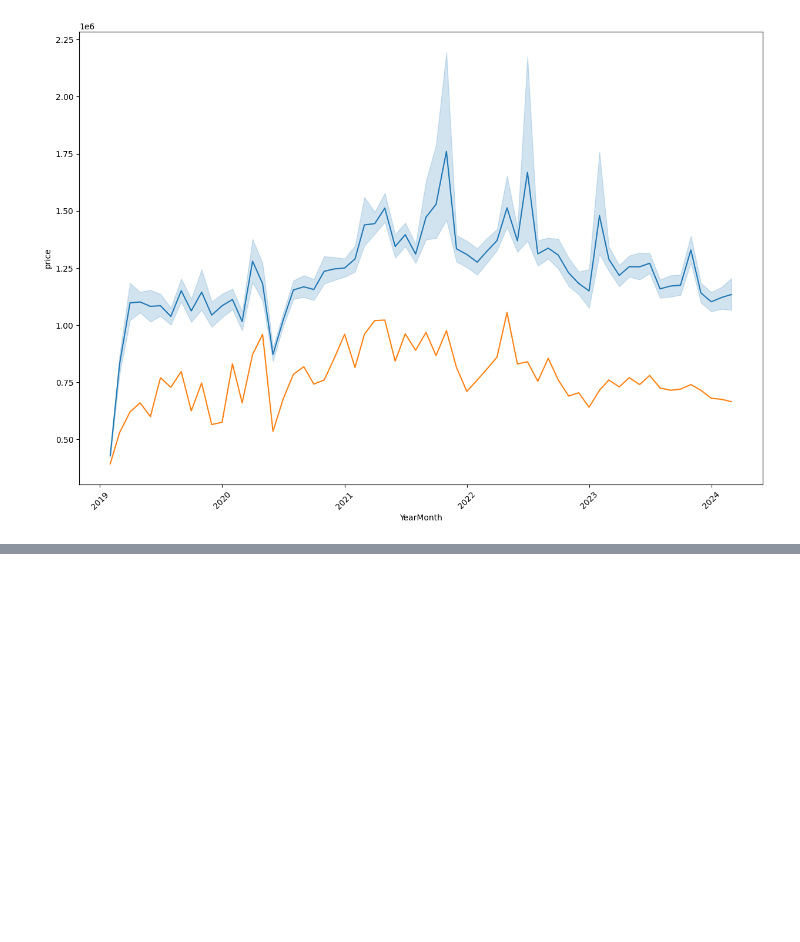
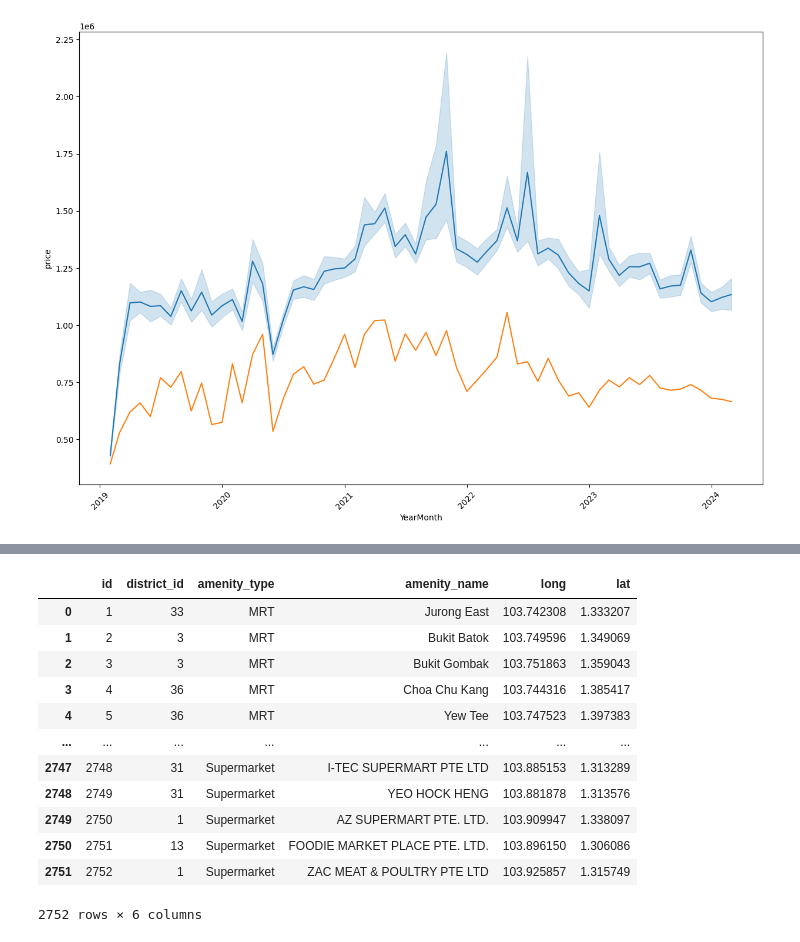
Before and after one commit to magiciansz/is3107-property-price-analysis, a Jupyter notebook: etl/test_visualization.ipynb, the cells around one changed output, grey strips where cells are left out. Cells and saved outputs as stored; diff of their text form; code cells hidden in the pictures; blank space fills up the shorter version.

Commit message:
add session state amenities

```diff
--- a/etl/test_visualization.ipynb
+++ b/etl/test_visualization.ipynb
@@ -41,0 +81,17 @@ ax.tick_params(axis='x', labelrotation=45)
+# %%
+amentities = pd.DataFrame(cursor.get_amenities())
+amentities
+# %% [output]
+|  | id | district_id | amenity_type | amenity_name | long | lat |
+| 0 | 1 | 33 | MRT | Jurong East | 103.742308 | 1.333207 |
+| 1 | 2 | 3 | MRT | Bukit Batok | 103.749596 | 1.349069 |
+| 2 | 3 | 3 | MRT | Bukit Gombak | 103.751863 | 1.359043 |
+| 3 | 4 | 36 | MRT | Choa Chu Kang | 103.744316 | 1.385417 |
+| 4 | 5 | 36 | MRT | Yew Tee | 103.747523 | 1.397383 |
+| ... | ... | ... | ... | ... | ... | ... |
+| 2747 | 2748 | 31 | Supermarket | I-TEC SUPERMART PTE LTD | 103.885153 | 1.313289 |
+| 2748 | 2749 | 31 | Supermarket | YEO HOCK HENG | 103.881878 | 1.313576 |
+| 2749 | 2750 | 1 | Supermarket | AZ SUPERMART PTE. LTD. | 103.909947 | 1.338097 |
+| 2750 | 2751 | 13 | Supermarket | FOODIE MARKET PLACE PTE. LTD. | 103.896150 | 1.306086 |
+| 2751 | 2752 | 1 | Supermarket | ZAC MEAT & POULTRY PTE LTD | 103.925857 | 1.315749 |
+2752 rows × 6 columns
```
Also changed, not shown: parts of 5 cells of this notebook, 2 other files.
